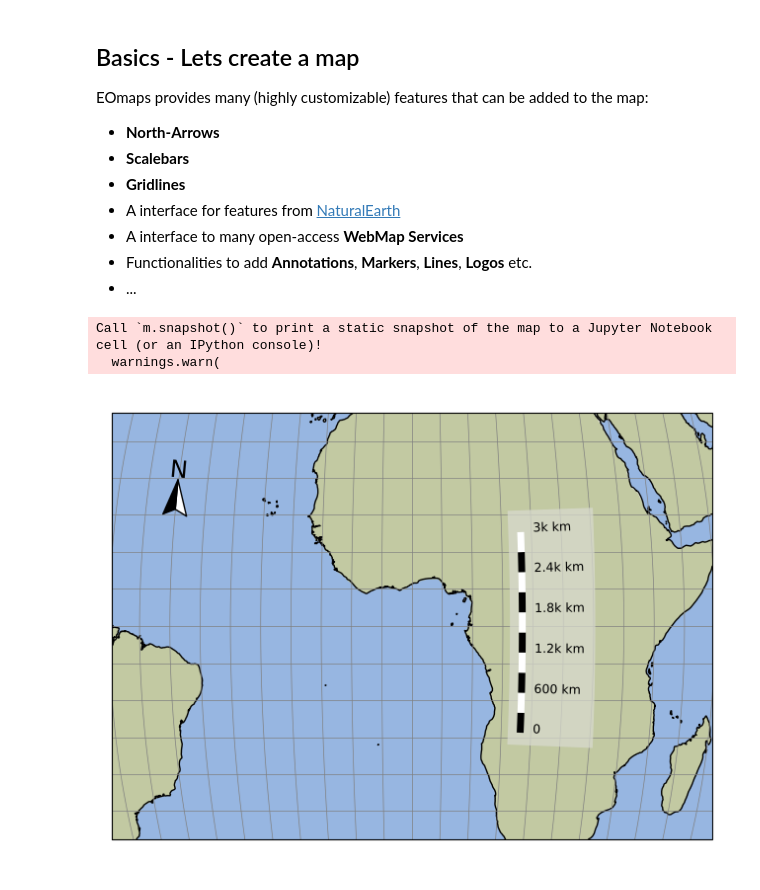
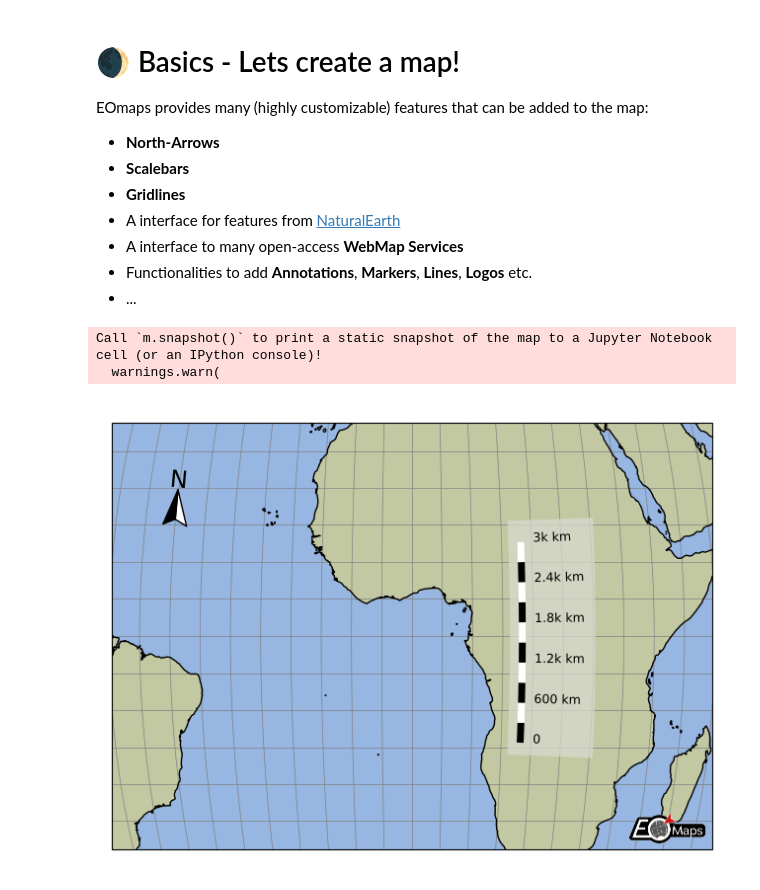
Before and after one commit to raphaelquast/EOmaps_GeoPython2023, a Jupyter notebook: EOmaps_workshop.ipynb, the cells around one changed output. Saved outputs shown, nothing was run; the diff lists cells and outputs as text; code cells hidden in the pictures.

```diff
--- a/EOmaps_workshop.ipynb
+++ b/EOmaps_workshop.ipynb
@@ -68,7 +68,7 @@ First, **install miniconda** if you don't have a working `conda` installation
 
 <hr style="border:3px solid black">
 # %% [markdown]
-## Basics - Lets create a map
+# 🌒 Basics - Lets create a map!
 
 EOmaps provides many (highly customizable) features that can be added to the map:
 - **North-Arrows**
@@ -93,20 +94,22 @@ Call `m.snapshot()` to print a static snapshot of the map to a Jupyter Notebook
 # %%
 m = Maps(Maps.CRS.Mollweide())
 m.set_extent((-50, 50, -20, 20))
 
 m.add_feature.preset.coastline()
 m.add_feature.preset.ocean()
 m.add_feature.physical.land(fc="#c2c9a2")
 
 m.add_gridlines(5, c=".5")
 m.add_compass(pos=(.105, .76), scale=12, style="north arrow")
 s = m.add_scalebar(
     auto_position=(0.68, 0.25),
     autoscale_fraction=0.45,
     patch_props=dict(fc="#d8dace", ec="none", alpha=0.75))
 
+m.add_logo()
+
 if print_snapshots:
     m.snapshot(clear=True)
 # %% [output]
-[figure, old version]
+[figure, new version]
 # %% [markdown]
```
Also changed, not shown: parts of 21 cells of this notebook.
